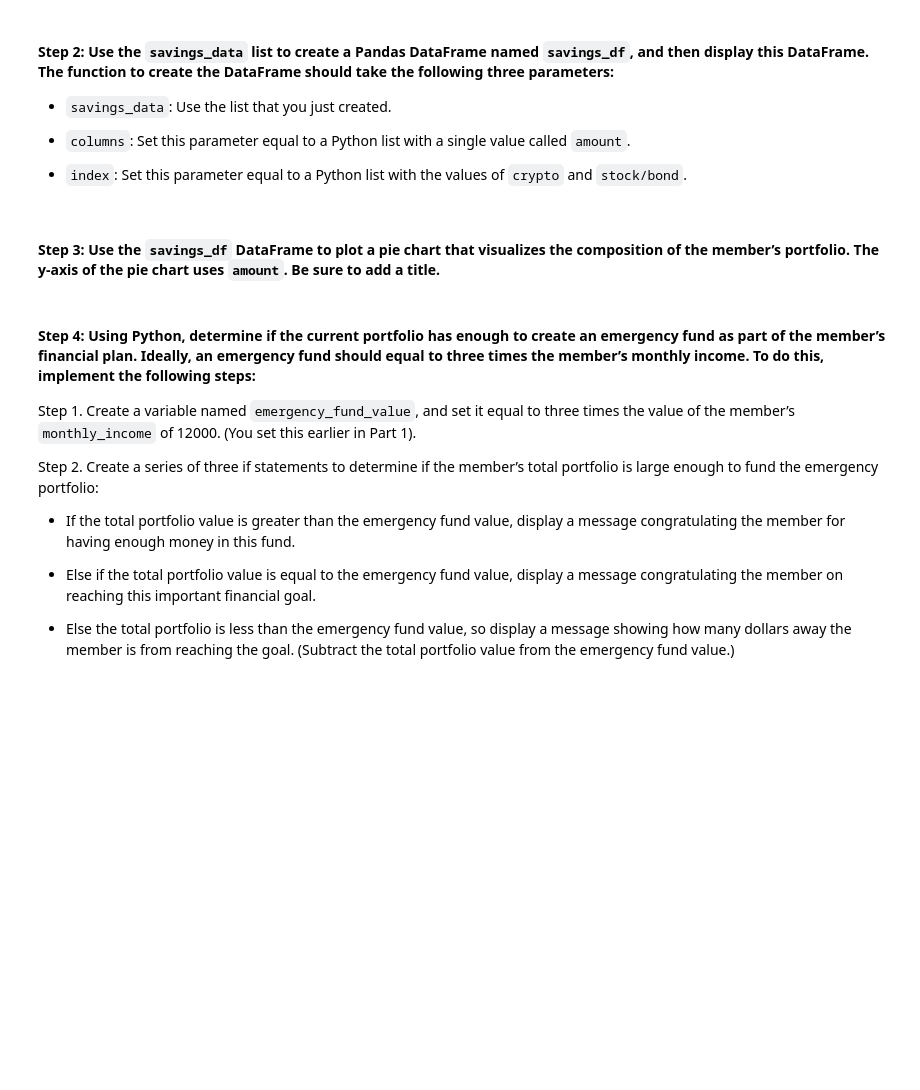
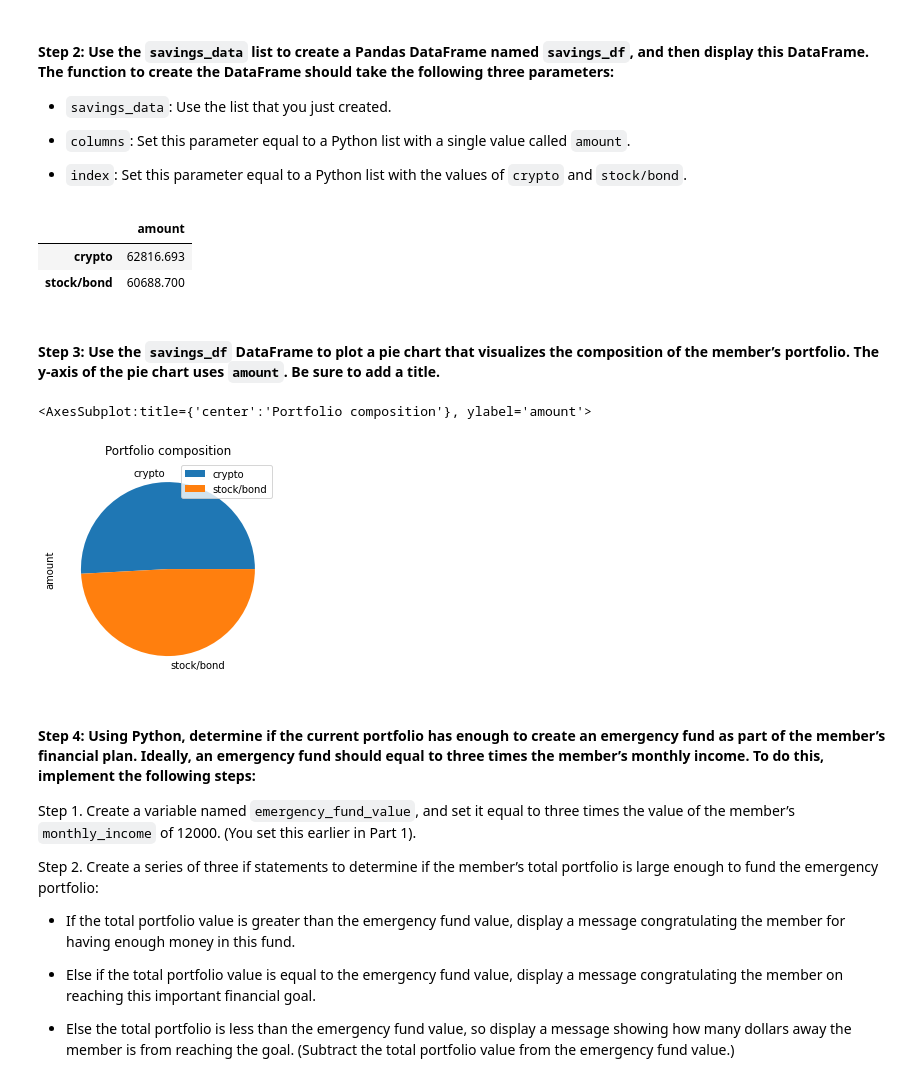
Before and after one commit to winniemei/Fintech2022, a Jupyter notebook: Assignment5/financial_planning_tools.ipynb, the cells around one changed output. Drawn from its saved outputs; the diff is of its cells as text; code cells hidden in the pictures; blank space fills up the shorter version.

```diff
--- a/Assignment5/financial_planning_tools.ipynb
+++ b/Assignment5/financial_planning_tools.ipynb
@@ -256,6 +277,6 @@ agg_value = # YOUR CODE HERE
 # %%
 # Calculate the current value of the stock portion of the portfolio
-spy_value = # YOUR CODE HERE
+spy_value = spy_close_price * spy_shares
 
 # Print the current value of the stock portfolio
-# YOUR CODE HERE
+print(f"The current value of the bond portfolio is ${spy_value:0.2f}.")
@@ -262,6 +285,6 @@ spy_value = # YOUR CODE HERE
 # %%
 # Calculate the total value of the stock and bond portion of the portfolio
-total_stocks_bonds = # YOUR CODE HERE
+total_stocks_bonds = agg_value + spy_value
 
 # Print the current balance of the stock and bond portion of the portfolio
-# YOUR CODE HERE
+print(f"The current balance of the stock and bond portion of the portfolio is ${total_stocks_bonds:0.2f}.")
@@ -304,7 +331,7 @@ In this section, you’ll use the valuations for the cryptocurrency wallet and f
 #### Step 1: Create a Python list named `savings_data` that has two elements. The first element contains the total value of the cryptocurrency wallet. The second element contains the total value of the stock and bond portions of the portfolio.
 # %%
 # Consolidate financial assets data into a Python list
-# YOUR CODE HERE
+savings_data = [total_crypto_wallet, total_stocks_bonds]
 
 # Review the Python list savings_data
-# YOUR CODE HERE
+savings_data
@@ -318,15 +347,27 @@ In this section, you’ll use the valuations for the cryptocurrency wallet and f
 - `index`: Set this parameter equal to a Python list with the values of `crypto` and `stock/bond`.
 # %%
 # Create a Pandas DataFrame called savings_df
-# YOUR CODE HERE
+savings_df = pd.DataFrame(savings_data, columns = ['amount'], index = ['crypto', 'stock/bond'])
 
 # Display the savings_df DataFrame
-# YOUR CODE HERE
+savings_df
+# %% [output]
+|  | amount |
+| crypto | 62816.693 |
+| stock/bond | 60688.700 |
 # %% [markdown]
 #### Step 3: Use the `savings_df` DataFrame to plot a pie chart that visualizes the composition of the member’s portfolio. The y-axis of the pie chart uses `amount`. Be sure to add a title.
 # %%
 # Plot the total value of the member's portfolio (crypto and stock/bond) in a pie chart
 # YOUR CODE HERE
+savings_df.plot(
+    kind="pie",
+    y="amount",
+    title="Portfolio composition"
+)
+# %% [output]
+<AxesSubplot:title={'center':'Portfolio composition'}, ylabel='amount'>
+[figure, added]
 # %% [markdown]
 #### Step 4: Using Python, determine if the current portfolio has enough to create an emergency fund as part of the member’s financial plan. Ideally, an emergency fund should equal to three times the member’s monthly income. To do this, implement the following steps:
 
```
Also changed, not shown: parts of 20 cells of this notebook, 1 other file.
